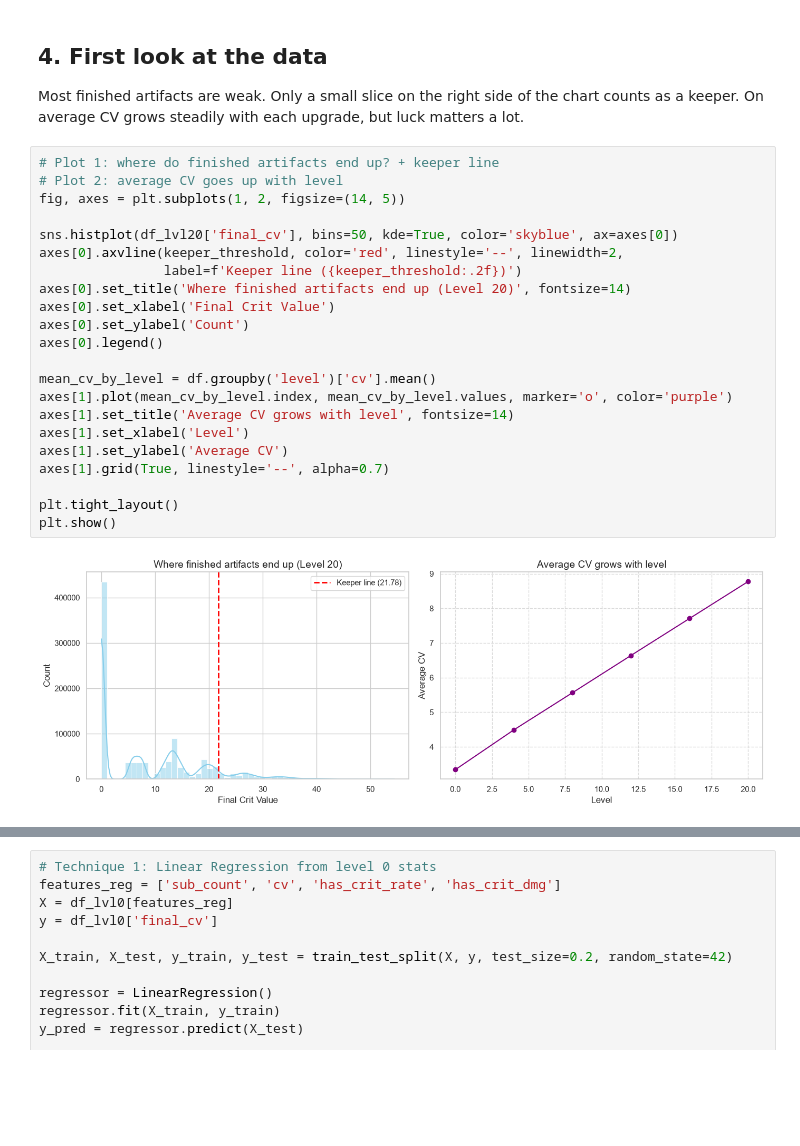
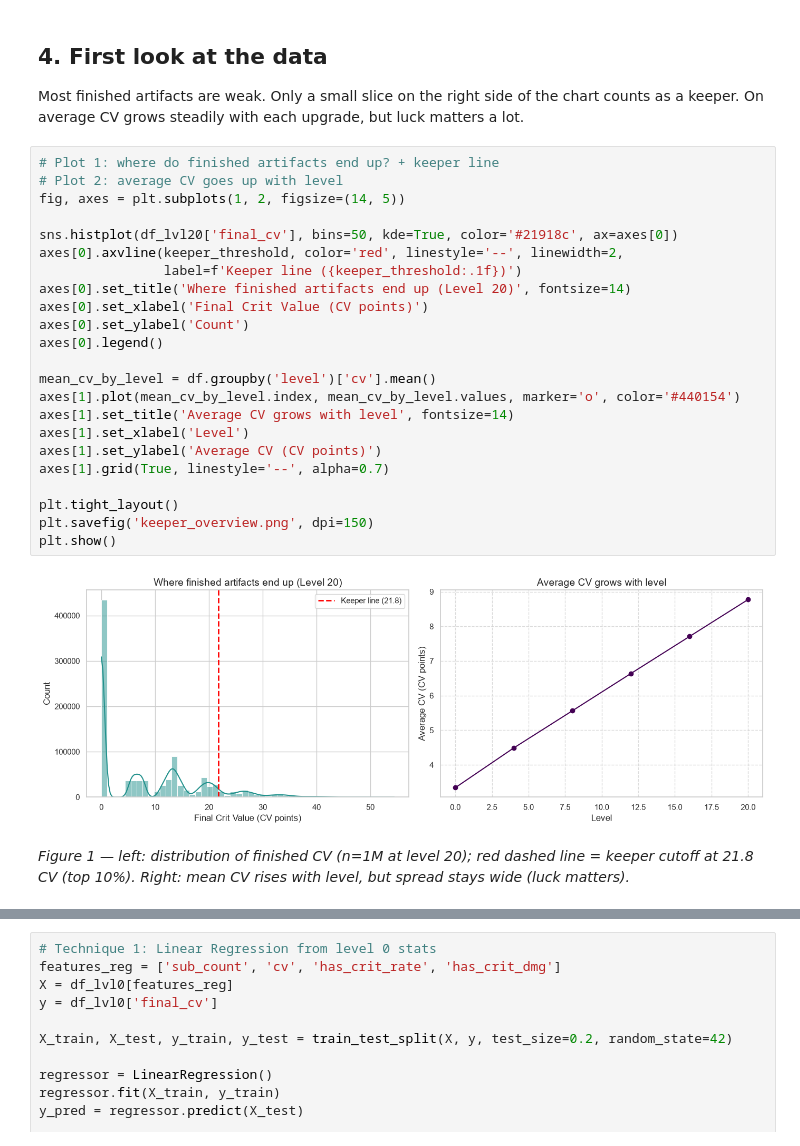
Before and after one commit to maidenator/artifact-data-science, a Jupyter notebook: artifact_analysis_report.ipynb, the cells around one changed output, grey strips where cells are left out. Cells and saved outputs as stored; diff of their text form; blank space fills up the shorter version.

```diff
--- a/artifact_analysis_report.ipynb
+++ b/artifact_analysis_report.ipynb
@@ -164,25 +162,28 @@ Most finished artifacts are weak. Only a small slice on the right side of the ch
 # %%
 # Plot 1: where do finished artifacts end up? + keeper line
 # Plot 2: average CV goes up with level
 fig, axes = plt.subplots(1, 2, figsize=(14, 5))
 
-sns.histplot(df_lvl20['final_cv'], bins=50, kde=True, color='skyblue', ax=axes[0])
+sns.histplot(df_lvl20['final_cv'], bins=50, kde=True, color='#21918c', ax=axes[0])
 axes[0].axvline(keeper_threshold, color='red', linestyle='--', linewidth=2,
-                label=f'Keeper line ({keeper_threshold:.2f})')
+                label=f'Keeper line ({keeper_threshold:.1f})')
 axes[0].set_title('Where finished artifacts end up (Level 20)', fontsize=14)
-axes[0].set_xlabel('Final Crit Value')
+axes[0].set_xlabel('Final Crit Value (CV points)')
 axes[0].set_ylabel('Count')
 axes[0].legend()
 
 mean_cv_by_level = df.groupby('level')['cv'].mean()
-axes[1].plot(mean_cv_by_level.index, mean_cv_by_level.values, marker='o', color='purple')
+axes[1].plot(mean_cv_by_level.index, mean_cv_by_level.values, marker='o', color='#440154')
 axes[1].set_title('Average CV grows with level', fontsize=14)
 axes[1].set_xlabel('Level')
-axes[1].set_ylabel('Average CV')
+axes[1].set_ylabel('Average CV (CV points)')
 axes[1].grid(True, linestyle='--', alpha=0.7)
 
 plt.tight_layout()
+plt.savefig('keeper_overview.png', dpi=150)
 plt.show()
 # %% [output]
-[figure, old version]
+[figure, new version]
+# %% [markdown]
+*Figure 1 — left: distribution of finished CV (n=1M at level 20); red dashed line = keeper cutoff at 21.8 CV (top 10%). Right: mean CV rises with level, but spread stays wide (luck matters).*
 # %% [markdown]
```
Also changed, not shown: parts of 16 cells of this notebook, 6 other files.
